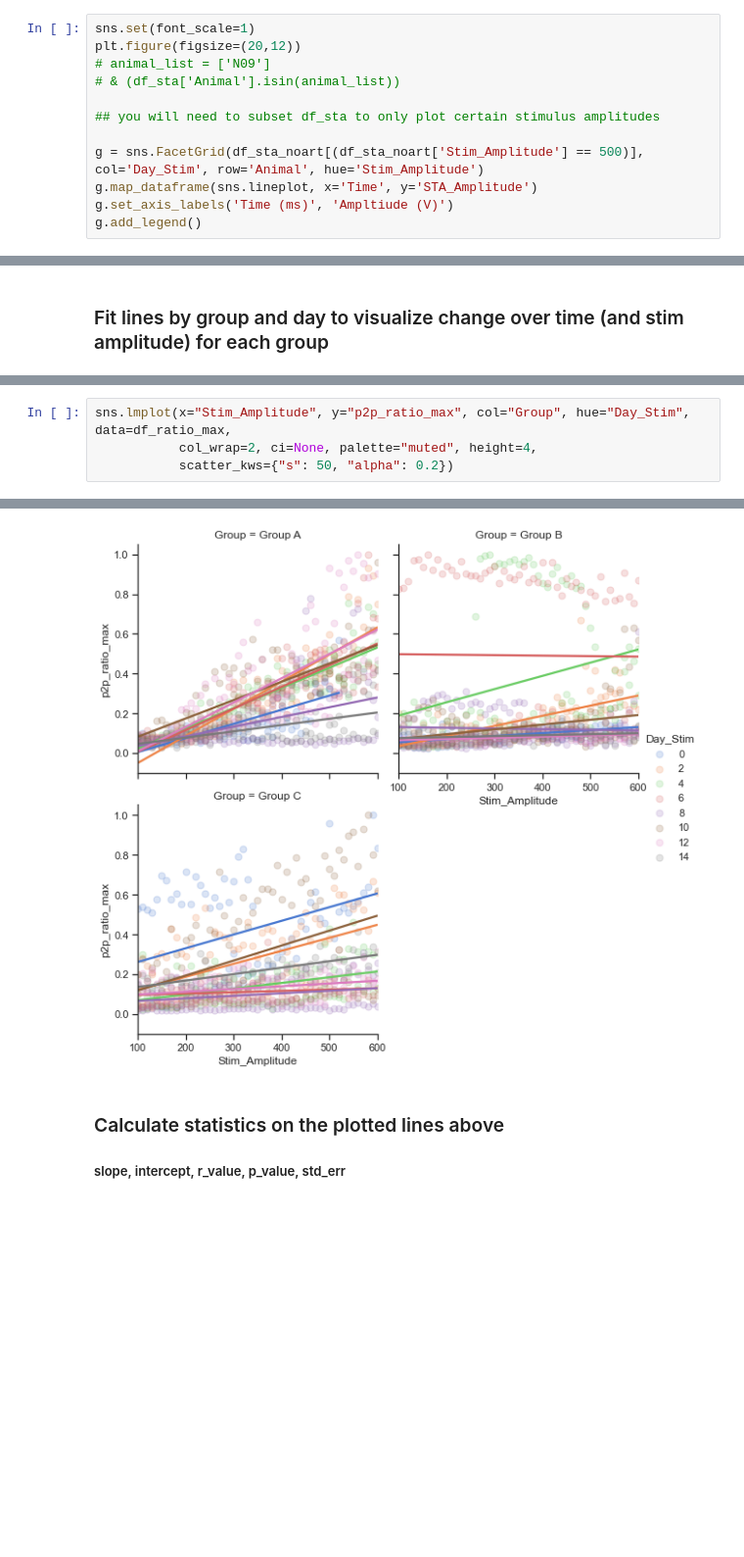
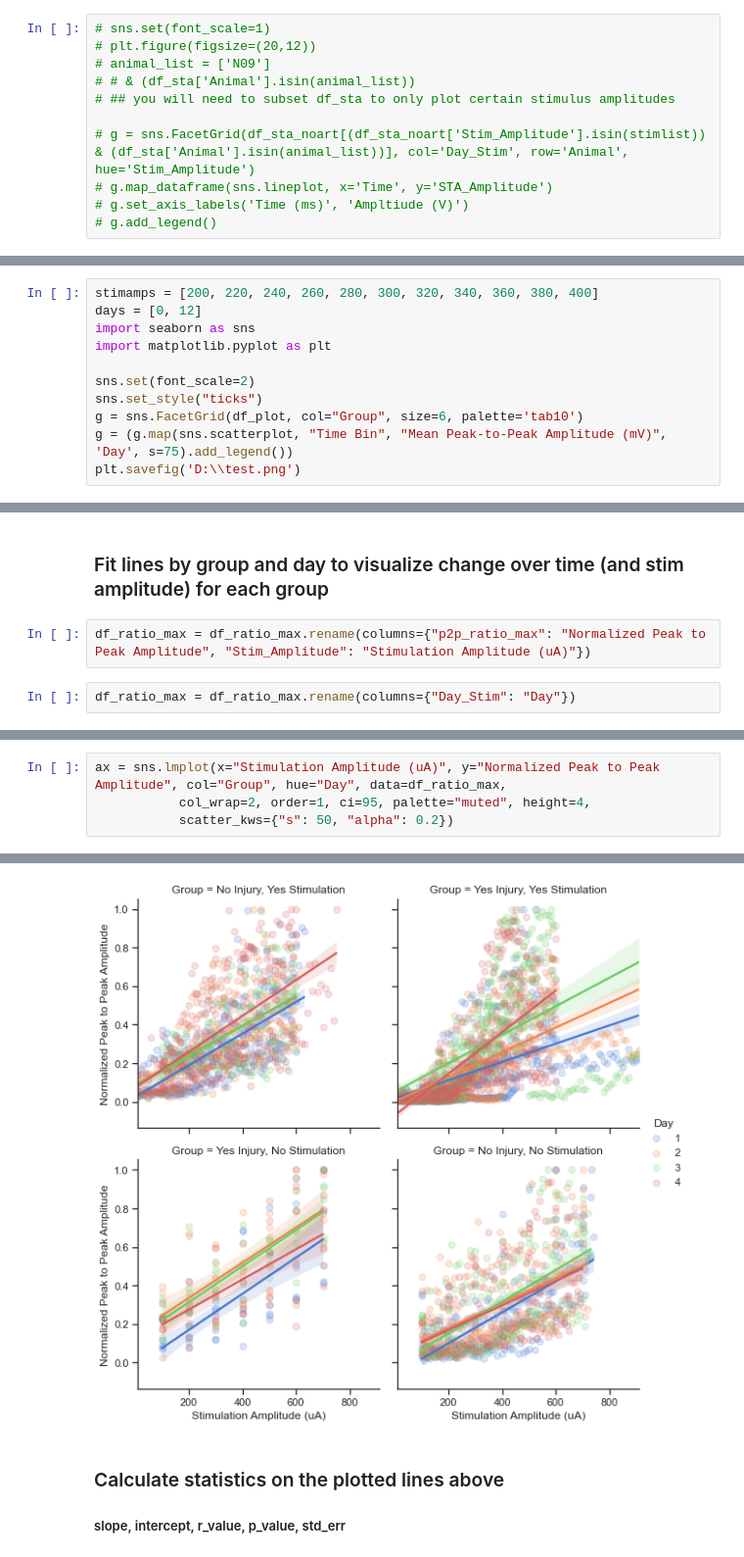
Before and after one commit to IanGMalone/Evoked_Potential_Analysis, a Jupyter notebook: Motor Evoked Potential Analyses.ipynb, the cells around one changed output, grey strips where cells are left out. Shown at 98% size. Cells and saved outputs as stored; diff of their text form; blank space fills up the shorter version.

```diff
--- a/Motor Evoked Potential Analyses.ipynb
+++ b/Motor Evoked Potential Analyses.ipynb
@@ -83,14 +80,13 @@ g.add_legend()
 df_sta_noart = df_sta.copy()
 df_sta_noart = df_sta_noart[df_sta_noart['Time'] > 2]
 # %%
-sns.set(font_scale=1)
-plt.figure(figsize=(20,12))
+# sns.set(font_scale=1)
+# plt.figure(figsize=(20,12))
 # animal_list = ['N09']
-# & (df_sta['Animal'].isin(animal_list))
+# # & (df_sta['Animal'].isin(animal_list))
+# ## you will need to subset df_sta to only plot certain stimulus amplitudes
 
-## you will need to subset df_sta to only plot certain stimulus amplitudes
-
-g = sns.FacetGrid(df_sta_noart[(df_sta_noart['Stim_Amplitude'] == 500)], col='Day_Stim', row='Animal', hue='Stim_Amplitude')
-g.map_dataframe(sns.lineplot, x='Time', y='STA_Amplitude')
-g.set_axis_labels('Time (ms)', 'Ampltiude (V)')
-g.add_legend()
+# g = sns.FacetGrid(df_sta_noart[(df_sta_noart['Stim_Amplitude'].isin(stimlist)) & (df_sta['Animal'].isin(animal_list))], col='Day_Stim', row='Animal', hue='Stim_Amplitude')
+# g.map_dataframe(sns.lineplot, x='Time', y='STA_Amplitude')
+# g.set_axis_labels('Time (ms)', 'Ampltiude (V)')
+# g.add_legend()
@@ -111,0 +180,11 @@ array(['S01', 'S02', 'S03', 'S04', 'S05', 'S06'], dtype=object)
+# %%
+stimamps = [200, 220, 240, 260, 280, 300, 320, 340, 360, 380, 400]
+days = [0, 12]
+import seaborn as sns
+import matplotlib.pyplot as plt
+
+sns.set(font_scale=2)
+sns.set_style("ticks")
+g = sns.FacetGrid(df_plot, col="Group", size=6, palette='tab10')
+g = (g.map(sns.scatterplot, "Time Bin", "Mean Peak-to-Peak Amplitude (mV)", 'Day', s=75).add_legend())
+plt.savefig('D:\\test.png')
@@ -248,2 +337,6 @@ sns.lmplot(x="Stim_Amplitude", y="p2p_amplitude", col="Group", hue="Day_Stim", d
 # %% [markdown]
 ### Fit lines by group and day to visualize change over time (and stim amplitude) for each group
+# %%
+df_ratio_max = df_ratio_max.rename(columns={"p2p_ratio_max": "Normalized Peak to Peak Amplitude", "Stim_Amplitude": "Stimulation Amplitude (uA)"})
+# %%
+df_ratio_max = df_ratio_max.rename(columns={"Day_Stim": "Day"})
@@ -250,5 +363,5 @@ sns.lmplot(x="Stim_Amplitude", y="p2p_amplitude", col="Group", hue="Day_Stim", d
 # %%
-sns.lmplot(x="Stim_Amplitude", y="p2p_ratio_max", col="Group", hue="Day_Stim", data=df_ratio_max,
-           col_wrap=2, ci=None, palette="muted", height=4,
+ax = sns.lmplot(x="Stimulation Amplitude (uA)", y="Normalized Peak to Peak Amplitude", col="Group", hue="Day", data=df_ratio_max,
+           col_wrap=2, order=1, ci=95, palette="muted", height=4,
            scatter_kws={"s": 50, "alpha": 0.2})
 # %% [output]
@@ -256,4 +368,4 @@ sns.lmplot(x="Stim_Amplitude", y="p2p_ratio_max", col="Group", hue="Day_Stim", d
-[figure, old version]
+[figure, new version]
 # %% [markdown]
 ### Calculate statistics on the plotted lines above
 ##### slope, intercept, r_value, p_value, std_err
```
Also changed, not shown: parts of 24 cells of this notebook.
